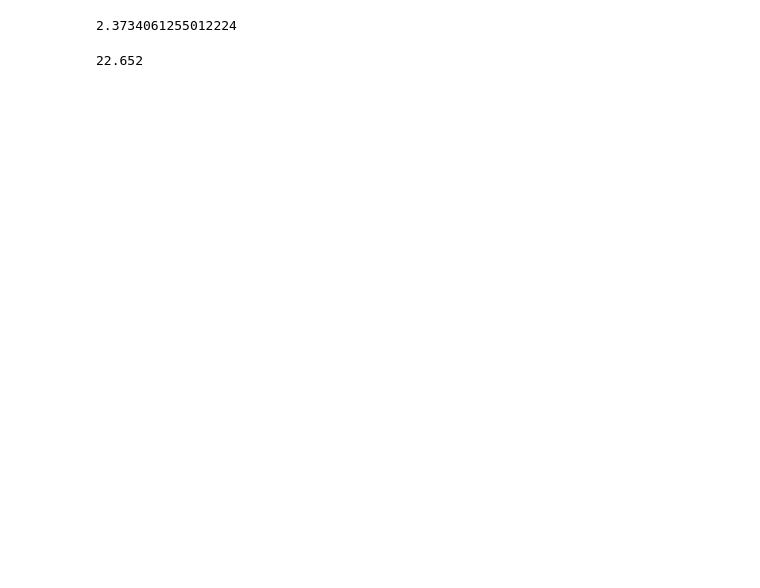
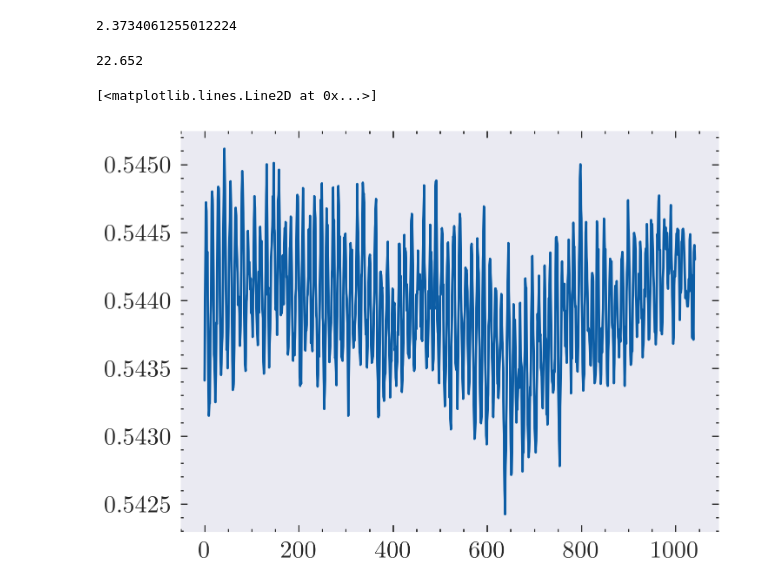
Before and after one commit to David-Cai-CJ/Autocorrelator, a Jupyter notebook: menlo.ipynb, the cells around one changed output. Cells and saved outputs as stored; diff of their text form; code cells hidden in the pictures; blank space fills up the shorter version.

```diff
--- a/menlo.ipynb
+++ b/menlo.ipynb
@@ -92,3 +98,11 @@ V[np.argmin(np.abs(pos_mm-22.652))]
 pos_mm[np.argmin(np.abs(pos_mm-22.652))]
 # %% [output]
 22.652
+# %%
+idx_err = [i for i, f in sorted(zip(np.arange(len(files)), e_V), key=lambda pair: pair[1], reverse = True)]
+# %%
+plt.plot(np.genfromtxt(files[idx_err[-2]], skip_header= 8, dtype = float,
+                        delimiter = ',')[:,-1])
+# %% [output]
+[<matplotlib.lines.Line2D at 0x...>]
+[figure, added]
```
Also changed, not shown: parts of 10 cells of this notebook, 5 other files.
